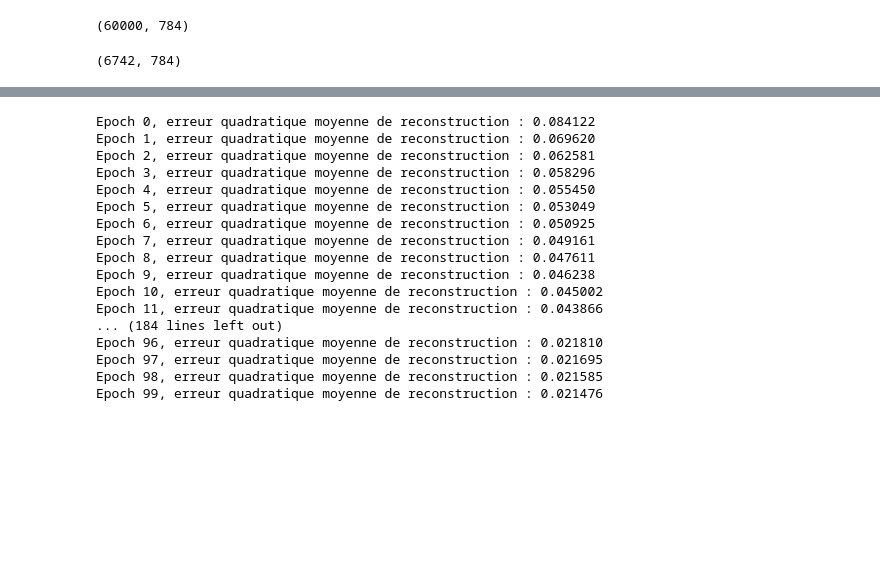
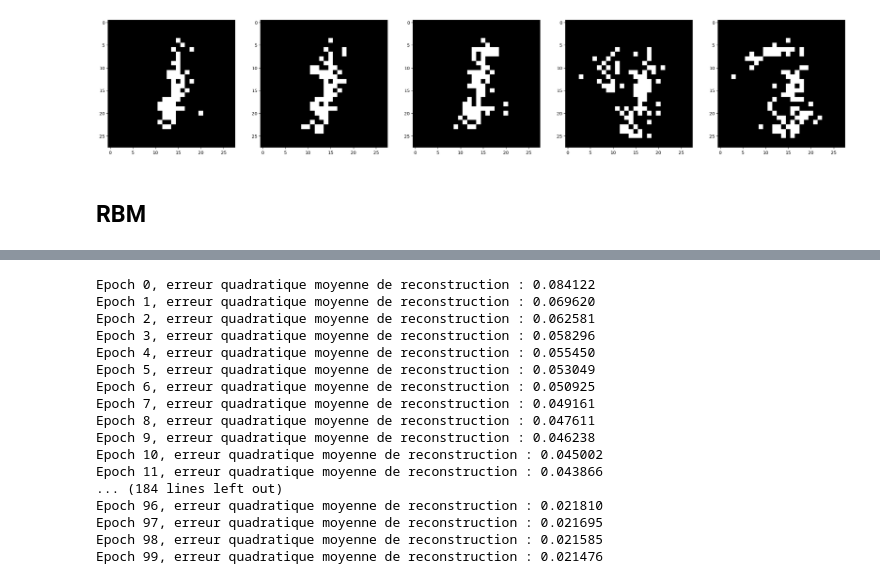
Before and after one commit to Theo-Morvan/DL_2_project, a Jupyter notebook: tristan/test_vae.ipynb, the cells around one changed output, grey strips where cells are left out. Drawn from its saved outputs; the diff is of its cells as text; code cells hidden in the pictures; blank space fills up the shorter version.

```diff
--- a/tristan/test_vae.ipynb
+++ b/tristan/test_vae.ipynb
@@ -14,6 +29,6 @@ The autoreload extension is already loaded. To reload it, use:
 # %%
 batch_size = 256
-learning_rate = 0.05
+learning_rate = 0.0001
 middle_layer_size = 100
 input_size = 28*28*1
 latent_dim = 20
@@ -93,3 +128,13 @@ Epoch 3, erreur quadratique moyenne de reconstruction : 0.049735
+# %%
+images_dbn = model.generer_image(30, 10)
+fig, axes = plt.subplots(1,5, figsize=(30,10))
+for i in range(5):
+    axes[i].imshow(images_dbn[i].reshape(28,28,1), cmap='gray')
+plt.savefig("dbn_mnist_images_high_lr.png")
+# %% [output]
+[figure, added]
+# %% [markdown]
+## RBM
 # %%
 from src.rbm import RBM
 from src.data import lire_alpha_digits
@@ -104,11 +144,3 @@ X_twos = np.squeeze(X_twos,axis=1)
-# %%
-X_train.shape
-# %% [output]
-(60000, 784)
-# %%
-X_twos.shape
-# %% [output]
-(6742, 784)
 # %%
 
 rbm_mnist.train(X_train,learning_rate, batch_size, n_epochs)
```
Also changed, not shown: parts of 20 cells of this notebook, 1 other file.
